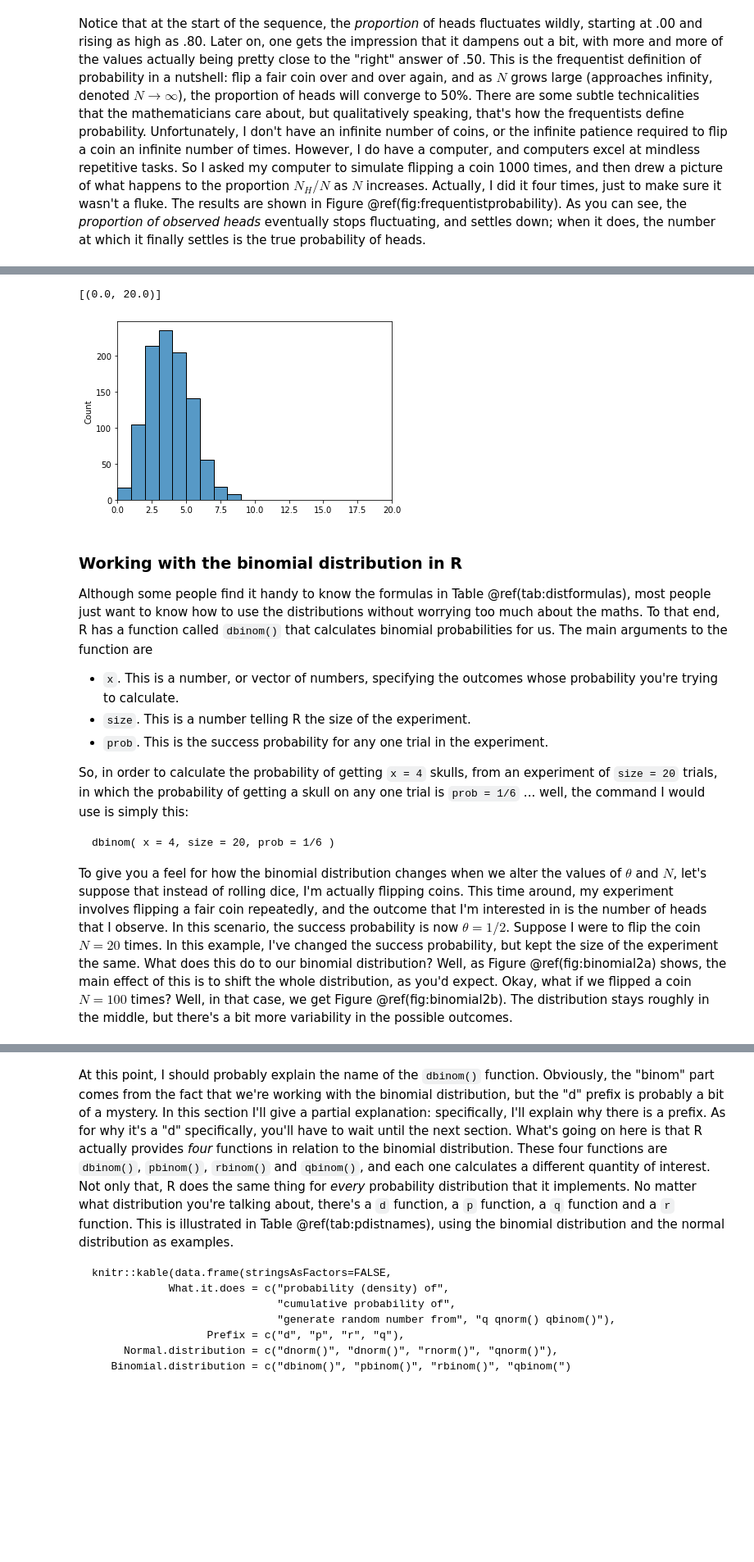
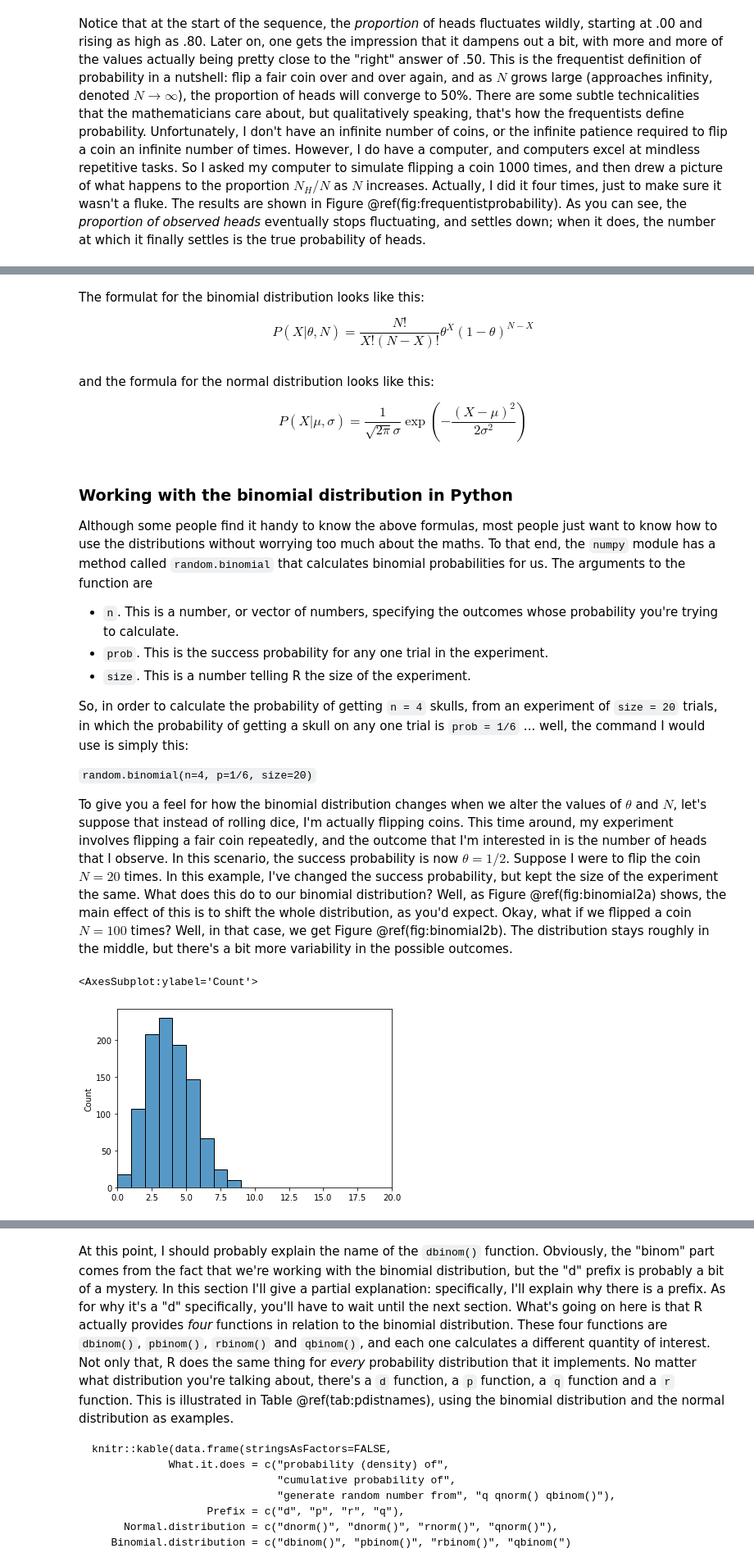
Before and after one commit to ethanweed/pythonbook, a Jupyter notebook: Book/_build/jupyter_execute/04.02-probability.ipynb, the cells around one changed output, grey strips where cells are left out. Shown: that part at 82% size. Cells and saved outputs as stored; diff of their text form; code cells hidden in the pictures; blank space fills up the shorter version.

Commit message:
fixed mathjax for binom and normal dist formulas

````diff
--- a/Book/_build/jupyter_execute/04.02-probability.ipynb
+++ b/Book/_build/jupyter_execute/04.02-probability.ipynb
@@ -270,33 +254,44 @@ caption = "Formulas for the binomial and normal distributions. We don't really u
-# %%
-from numpy import random
-import matplotlib.pyplot as plt
-import seaborn as sns
-
-x = random.binomial(n=20, p=1/6, size=1000)
-
-skulls = sns.histplot(x, bins=20,binwidth=1)
-skulls.set(xlim=(0,20))
-# %% [output]
-[(0.0, 20.0)]
-[figure, old version]
+# %% [markdown]
+The formulat for the binomial distribution looks like this:
+
+$$
+P(X | \theta, N) = \frac{N!}{X! (N-X)!}  \theta^X (1-\theta)^{N-X}
+$$
+# %% [markdown]
+
+and the formula for the normal distribution looks like this:
+
+$$
+P(X | \mu, \sigma) = \frac{1}{\sqrt{2\pi}\sigma} \exp \left( -\frac{(X - \mu)^2}{2\sigma^2} \right)
+$$
 # %% [markdown]
-### Working with the binomial distribution in R
+### Working with the binomial distribution in Python
 
 
-Although some people find it handy to know the formulas in Table \@ref(tab:distformulas), most people just want to know how to use the distributions without worrying too much about the maths. To that end, R has a function called `dbinom()` that calculates binomial probabilities for us. The main arguments to the function are
+Although some people find it handy to know the above formulas, most people just want to know how to use the distributions without worrying too much about the maths. To that end, the `numpy` module has a method called `random.binomial` that calculates binomial probabilities for us. The arguments to the function are
 
-- `x`. This is a number, or vector of numbers, specifying the outcomes whose probability you're trying to calculate.
+- `n`. This is a number, or vector of numbers, specifying the outcomes whose probability you're trying to calculate.
+- `prob`. This is the success probability for any one trial in the experiment.
 - `size`. This is a number telling R the size of the experiment.
-- `prob`. This is the success probability for any one trial in the experiment.
-
-So, in order to calculate the probability of getting `x = 4` skulls, from an experiment of `size = 20` trials, in which the probability of getting a skull on any one trial is `prob = 1/6` ... well, the command I would use is simply this:
 
 
-```{r}
-dbinom( x = 4, size = 20, prob = 1/6 )
-```
+So, in order to calculate the probability of getting `n = 4` skulls, from an experiment of `size = 20` trials, in which the probability of getting a skull on any one trial is `prob = 1/6` ... well, the command I would use is simply this:
 
-
-
+`random.binomial(n=4, p=1/6, size=20)`
 
 To give you a feel for how the binomial distribution changes when we alter the values of $\theta$ and $N$, let's suppose that instead of rolling dice, I'm actually flipping coins. This time around, my experiment involves flipping a fair coin repeatedly, and the outcome that I'm interested in is the number of heads that I observe. In this scenario, the success probability is now $\theta = 1/2$. Suppose I were to flip the coin $N=20$ times. In this example, I've changed the success probability, but kept the size of the experiment the same. What does this do to our binomial distribution? Well, as Figure \@ref(fig:binomial2a) shows, the main effect of this is to shift the whole distribution, as you'd expect. Okay, what if we flipped a coin $N=100$ times? Well, in that case, we get Figure \@ref(fig:binomial2b). The distribution stays roughly in the middle, but there's a bit more variability in the possible outcomes.
+# %%
+from myst_nb import glue
+from numpy import random
+import matplotlib.pyplot as plt
+import seaborn as sns
+
+x = random.binomial(n=20, p=1/6, size=1000)
+
+skulls = sns.histplot(x, bins=20,binwidth=1)
+skulls.set(xlim=(0,20))
+
+glue("skulls-fig", skulls, display=False)
+# %% [output]
+<AxesSubplot:ylabel='Count'>
+[figure, new version]
````
Also changed, not shown: parts of 13 cells of this notebook, 24 other files.
